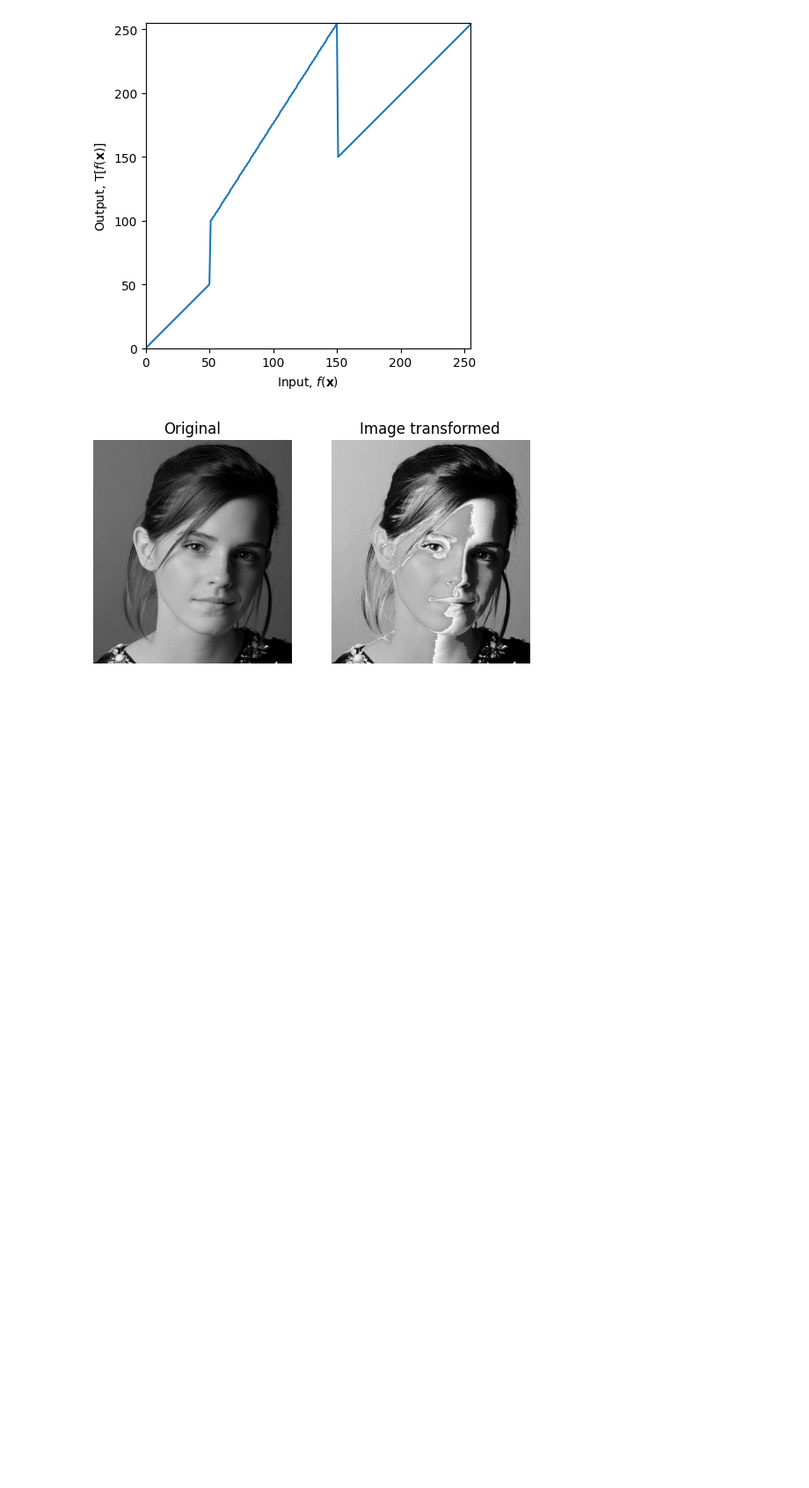
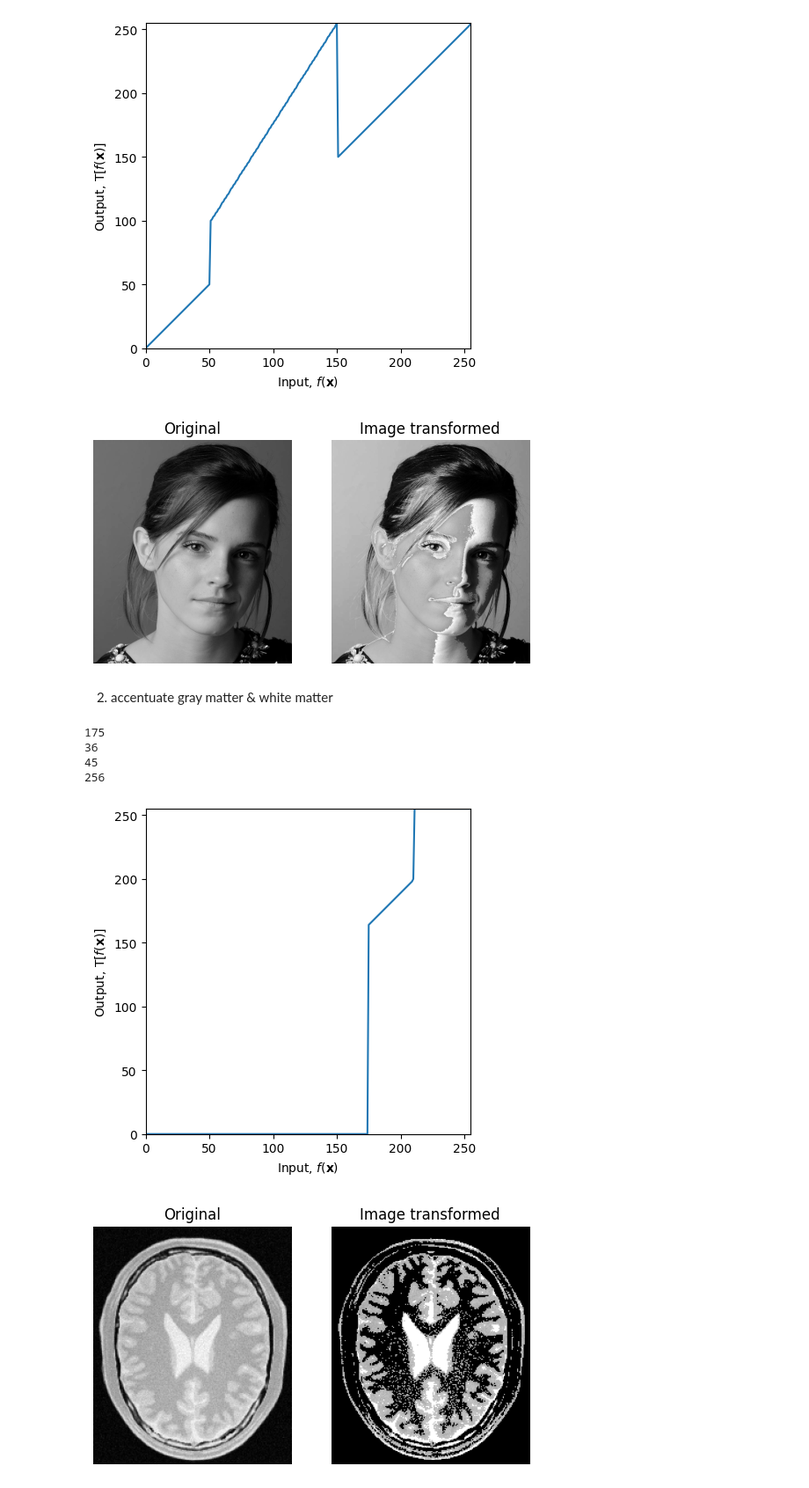
Before and after one commit to RushenHansana/Image_Processing, a Jupyter notebook: Assignment 1.ipynb, the cells around one changed output. Shown at 88% size. Drawn from its saved outputs; the diff is of its cells as text; code cells hidden in the pictures; blank space fills up the shorter version.

```diff
--- a/Assignment 1.ipynb
+++ b/Assignment 1.ipynb
@@ -46,3 +46,51 @@ plt.show()
 256
 [figure]
 [figure]
+# %% [markdown]
+2. accentuate gray matter & white matter
+# %%
+%matplotlib inline
+import cv2 as cv
+import numpy as np
+import matplotlib.pyplot as plt
+
+c = np.array([(174,0),(174,124),(210,200),(210,255)])#cordinates of the line segments in transformation
+
+t1 = np.linspace(0, c[0,1], c[0,0]+1 -0).astype('uint8')#create array of 51 numbers having values form 0 -50
+print(len(t1))
+t2 = np.linspace(c[1,1], c[2,1], c[2,0]- c[1,0]).astype('uint8')
+print(len(t2))
+t3 = np.linspace(c[3,1],255,255 - c[3,0]).astype('uint8')
+print(len(t3))
+
+transform = np.concatenate((t1,t2), axis =0).astype('uint8')
+transform = np.concatenate((transform,t3), axis =0).astype('uint8')
+print(len(transform))
+
+fig, ax = plt.subplots()
+ax.plot(transform)
+ax.set_xlabel(r'Input, $f(\mathbf{x})$')
+ax.set_ylabel('Output, $\mathrm{T}[f(\mathbf{x})]$')
+ax.set_xlim(0,255)
+ax.set_ylim(0,255)
+ax.set_aspect('equal')
+
+img_org = cv.imread('BrainProtonDensitySlice9.png',cv.IMREAD_GRAYSCALE)
+
+fig, ax = plt.subplots(1,2)
+ax[0].imshow(img_org, cmap ='gray')
+ax[0].set_title('Original')
+ax[0].axis('off')
+image_transformed=cv.LUT(img_org, transform)
+ax[1].imshow(image_transformed, cmap ='gray')
+ax[1].set_title('Image transformed')
+ax[1].axis('off')
+
+plt.show()
+# %% [output]
+175
+36
+45
+256
+[figure, added]
+[figure, added]
```
